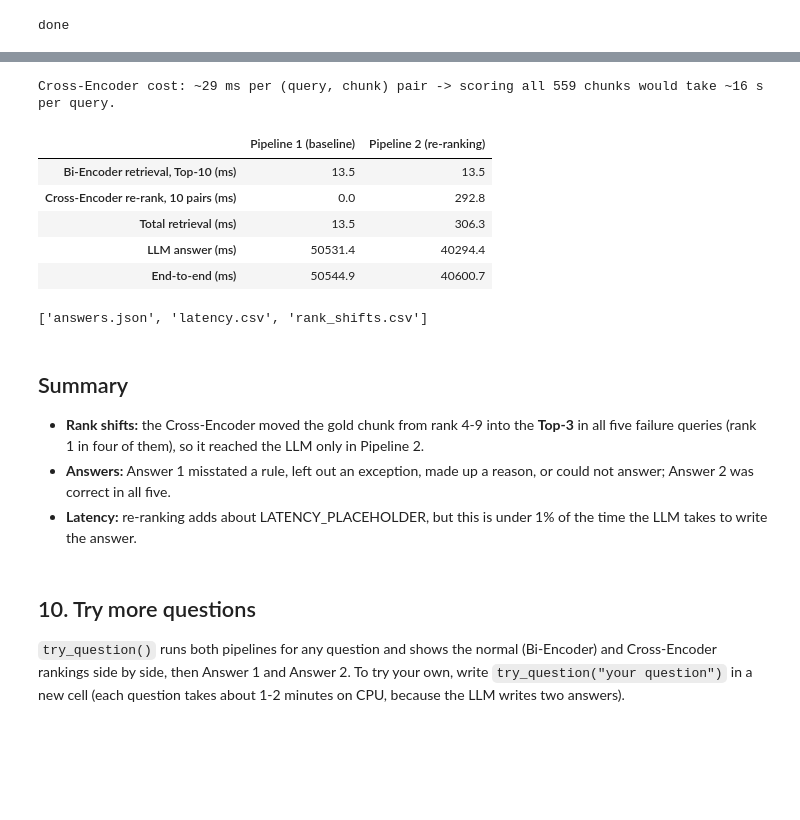
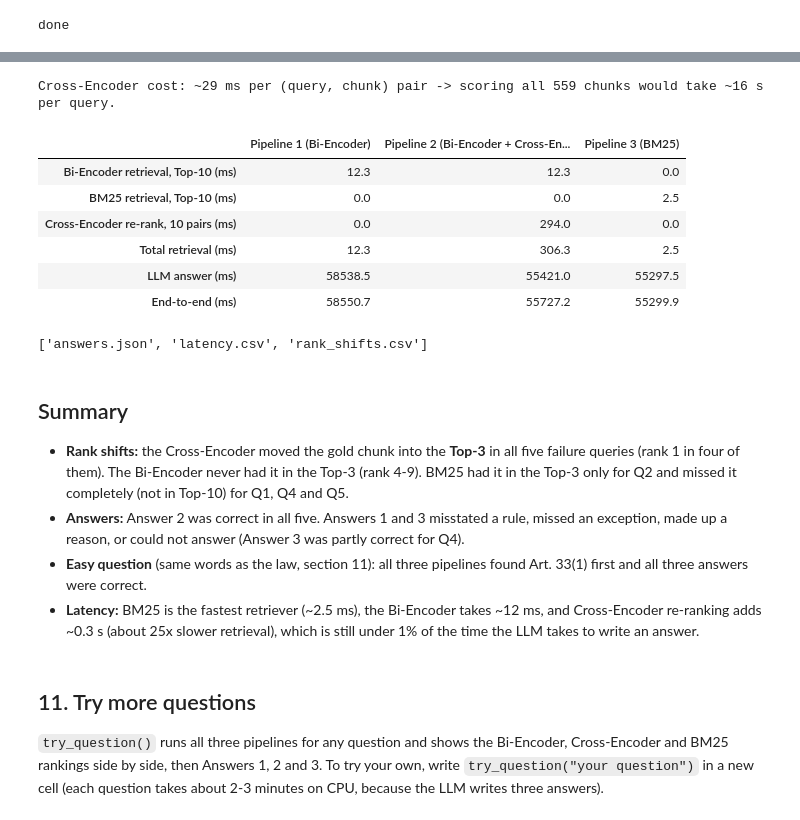
Before and after one commit to meet6868/RAG_Biencoder_CrossEncoder, a Jupyter notebook: RAG_Baseline_vs_Reranking.ipynb, the cells around one changed output, grey strips where cells are left out. Drawn from its saved outputs; the diff is of its cells as text; code cells hidden in the pictures; blank space fills up the shorter version.

```diff
--- a/RAG_Baseline_vs_Reranking.ipynb
+++ b/RAG_Baseline_vs_Reranking.ipynb
@@ -297 +309,14 @@ Cross-Encoder max_seq_length=512
+# %%
+def tokenize(text):
+    return re.findall(r"\w+", text.lower())   # simple word split, lower-case
+
+
+bm25 = BM25Okapi([tokenize(t) for t in chunk_texts])
+
+
+def bm25_retrieve(query, k=TOP_K):
+    # Pipeline 3: Top-k chunks by BM25 keyword score.
+    scores = bm25.get_scores(tokenize(query))
+    ids = np.argsort(-scores)[:k].tolist()
+    return ids, scores[ids].tolist()
 # %% [markdown]
@@ -398,15 +422,17 @@ def rank_of(ids, gold):
 
 
 def side_by_side(res, gold):
-    # Normal (Bi-Encoder) ranking next to the Cross-Encoder ranking of the same 10 chunks.
+    # Bi-Encoder, Cross-Encoder and BM25 rankings next to each other.
     mark = lambda i: f"{chunk_df.ref[i]}  << GOLD" if i in gold else chunk_df.ref[i]
     df = pd.DataFrame({
-        "Normal (Bi-Encoder) chunk": [mark(i) for i in res["base_ids"]],
+        "P1 Bi-Encoder": [mark(i) for i in res["base_ids"]],
         "cosine": np.round(res["base_sims"], 3),
-        "Cross-Encoder chunk": [mark(i) for i in res["rr_ids"]],
+        "P2 Cross-Encoder": [mark(i) for i in res["rr_ids"]],
         "CE score": np.round(res["rr_scores"], 2),
+        "P3 BM25": [mark(i) for i in res["bm_ids"]],
+        "BM25 score": np.round(res["bm_scores"], 1),
     }, index=pd.Index(range(1, TOP_K + 1), name="rank"))
-    return df.style.format({"cosine": "{:.3f}", "CE score": "{:.2f}"}).set_table_styles([{"selector": "tbody tr:nth-child(3) td, tbody tr:nth-child(3) th",
+    return df.style.format({"cosine": "{:.3f}", "CE score": "{:.2f}", "BM25 score": "{:.1f}"}).set_table_styles([{"selector": "tbody tr:nth-child(3) td, tbody tr:nth-child(3) th",
                                        "props": "border-bottom: 2px solid #888;"}])
 
 
@@ -414,10 +440,11 @@ results = []
 for fq in FAILURE_QUERIES:
     gold = gold_ids(fq["gold"])
     assert gold, f"gold phrase not found: {fq['gold']}"
-    res = run_both_pipelines(fq["query"]) | fq
+    res = run_pipelines(fq["query"]) | fq
     res["gold_ids"] = gold
     res["gold_ref"] = ", ".join(sorted({chunk_df.ref[i] for i in gold}))
     res["base_rank"], res["rr_rank"] = rank_of(res["base_ids"], gold), rank_of(res["rr_ids"], gold)
+    res["bm_rank"] = rank_of(res["bm_ids"], gold)   # None = not in BM25's Top-10
     results.append(res)
 print("done")
 # %% [output]
@@ -602,38 +653,43 @@ We time each step with `time.perf_counter()`. Retrieval is repeated 10 times per
 # %%
 for r in results:                       # warm-up
     baseline_retrieve(r["query"])
 times = []
 for _ in range(10):
     for r in results:
         t0 = time.perf_counter()
         ids, _ = baseline_retrieve(r["query"])
         t1 = time.perf_counter()
         rerank(r["query"], ids)
         t2 = time.perf_counter()
-        times.append({"bi": (t1 - t0) * 1e3, "ce": (t2 - t1) * 1e3})
+        bm25_retrieve(r["query"])
+        t3 = time.perf_counter()
+        times.append({"bi": (t1 - t0) * 1e3, "ce": (t2 - t1) * 1e3, "bm": (t3 - t2) * 1e3})
 times = pd.DataFrame(times)
 gen1 = np.mean([r["p1"]["gen_s"] for r in results]) * 1e3
 gen2 = np.mean([r["p2"]["gen_s"] for r in results]) * 1e3
+gen3 = np.mean([r["p3"]["gen_s"] for r in results]) * 1e3
+bi, ce, bm = times.bi.mean(), times.ce.mean(), times.bm.mean()
 
 latency = pd.DataFrame({
-    "Pipeline 1 (baseline)": [times.bi.mean(), 0.0, times.bi.mean(), gen1, times.bi.mean() + gen1],
-    "Pipeline 2 (re-ranking)": [times.bi.mean(), times.ce.mean(), times.bi.mean() + times.ce.mean(), gen2,
-                                times.bi.mean() + times.ce.mean() + gen2],
-}, index=["Bi-Encoder retrieval, Top-10 (ms)", "Cross-Encoder re-rank, 10 pairs (ms)", "Total retrieval (ms)",
-          "LLM answer (ms)", "End-to-end (ms)"]).round(1)
+    "Pipeline 1 (Bi-Encoder)": [bi, 0.0, 0.0, bi, gen1, bi + gen1],
+    "Pipeline 2 (Bi-Encoder + Cross-Encoder)": [bi, 0.0, ce, bi + ce, gen2, bi + ce + gen2],
+    "Pipeline 3 (BM25)": [0.0, bm, 0.0, bm, gen3, bm + gen3],
+}, index=["Bi-Encoder retrieval, Top-10 (ms)", "BM25 retrieval, Top-10 (ms)", "Cross-Encoder re-rank, 10 pairs (ms)",
+          "Total retrieval (ms)", "LLM answer (ms)", "End-to-end (ms)"]).round(1)
 
 per_pair = times.ce.mean() / TOP_K
 print(f"Cross-Encoder cost: ~{per_pair:.0f} ms per (query, chunk) pair -> scoring all {len(chunks)} chunks "
       f"would take ~{per_pair * len(chunks) / 1e3:.0f} s per query.")
 latency
 # %% [output]
 Cross-Encoder cost: ~29 ms per (query, chunk) pair -> scoring all 559 chunks would take ~16 s per query.
-|  | Pipeline 1 (baseline) | Pipeline 2 (re-ranking) |
-| Bi-Encoder retrieval, Top-10 (ms) | 13.5 | 13.5 |
-| Cross-Encoder re-rank, 10 pairs (ms) | 0.0 | 292.8 |
-| Total retrieval (ms) | 13.5 | 306.3 |
-| LLM answer (ms) | 50531.4 | 40294.4 |
-| End-to-end (ms) | 50544.9 | 40600.7 |
+|  | Pipeline 1 (Bi-Encoder) | Pipeline 2 (Bi-Encoder + Cross-En... | Pipeline 3 (BM25) |
+| Bi-Encoder retrieval, Top-10 (ms) | 12.3 | 12.3 | 0.0 |
+| BM25 retrieval, Top-10 (ms) | 0.0 | 0.0 | 2.5 |
+| Cross-Encoder re-rank, 10 pairs (ms) | 0.0 | 294.0 | 0.0 |
+| Total retrieval (ms) | 12.3 | 306.3 | 2.5 |
+| LLM answer (ms) | 58538.5 | 55421.0 | 55297.5 |
+| End-to-end (ms) | 58550.7 | 55727.2 | 55299.9 |
 # %%
 # save the results used in the report
 shift.to_csv(RESULTS_DIR / "rank_shifts.csv")
@@ -650,13 +708,14 @@ print(sorted(p.name for p in RESULTS_DIR.iterdir()))
 # %% [markdown]
 ## Summary
 
-* **Rank shifts:** the Cross-Encoder moved the gold chunk from rank 4-9 into the **Top-3** in all five failure queries (rank 1 in four of them), so it reached the LLM only in Pipeline 2.
-* **Answers:** Answer 1 misstated a rule, left out an exception, made up a reason, or could not answer; Answer 2 was correct in all five.
-* **Latency:** re-ranking adds about LATENCY_PLACEHOLDER, but this is under 1% of the time the LLM takes to write the answer.
+* **Rank shifts:** the Cross-Encoder moved the gold chunk into the **Top-3** in all five failure queries (rank 1 in four of them). The Bi-Encoder never had it in the Top-3 (rank 4-9). BM25 had it in the Top-3 only for Q2 and missed it completely (not in Top-10) for Q1, Q4 and Q5.
+* **Answers:** Answer 2 was correct in all five. Answers 1 and 3 misstated a rule, missed an exception, made up a reason, or could not answer (Answer 3 was partly correct for Q4).
+* **Easy question** (same words as the law, section 11): all three pipelines found Art. 33(1) first and all three answers were correct.
+* **Latency:** BM25 is the fastest retriever (~2.5 ms), the Bi-Encoder takes ~12 ms, and Cross-Encoder re-ranking adds ~0.3 s (about 25x slower retrieval), which is still under 1% of the time the LLM takes to write an answer.
 # %% [markdown]
-## 10. Try more questions
+## 11. Try more questions
 
-`try_question()` runs both pipelines for any question and shows the normal (Bi-Encoder) and Cross-Encoder rankings side by side, then Answer 1 and Answer 2.
-To try your own, write `try_question("your question")` in a new cell (each question takes about 1-2 minutes on CPU, because the LLM writes two answers).
+`try_question()` runs all three pipelines for any question and shows the Bi-Encoder, Cross-Encoder and BM25 rankings side by side, then Answers 1, 2 and 3.
+To try your own, write `try_question("your question")` in a new cell (each question takes about 2-3 minutes on CPU, because the LLM writes three answers).
 # %%
 def try_question(query):
```
Also changed, not shown: parts of 22 cells of this notebook, 3 other files.
